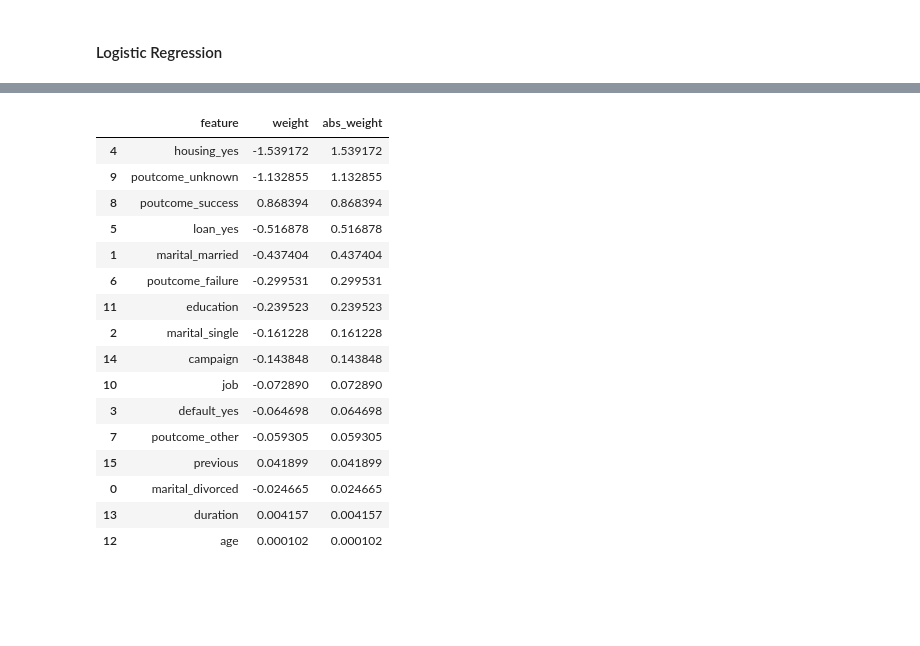
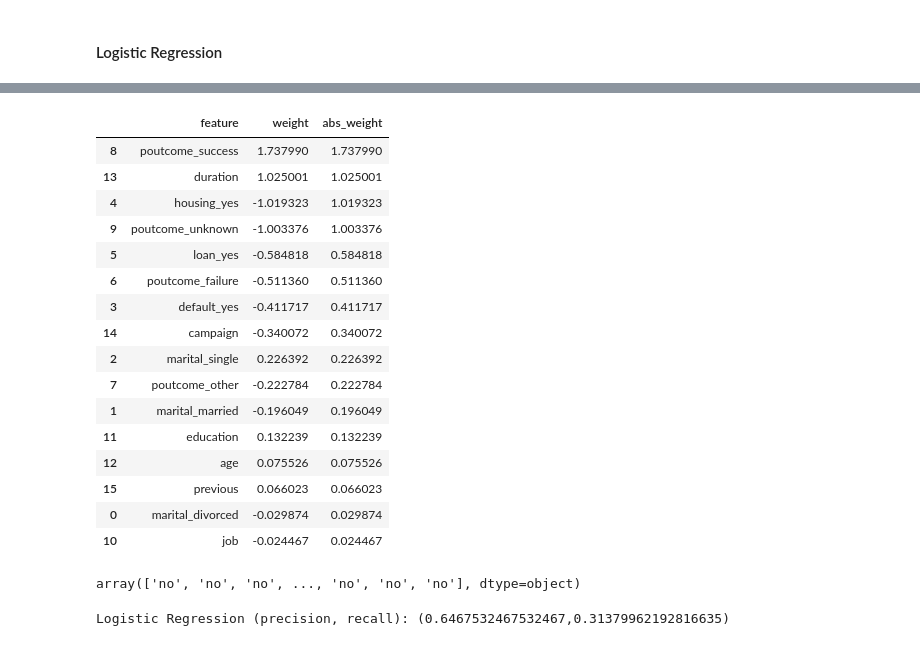
Before and after one commit to ashwin-kambli/ML-ClassifiersComparision-BankMarketing, a Jupyter notebook: ML - Comparing Classifiers - Bank Marketing Data.ipynb, the cells around one changed output, grey strips where cells are left out. Saved outputs shown, nothing was run; the diff lists cells and outputs as text; code cells hidden in the pictures; blank space fills up the shorter version.

Commit message:
Completed the 4 classification models

```diff
--- a/ML - Comparing Classifiers - Bank Marketing Data.ipynb
+++ b/ML - Comparing Classifiers - Bank Marketing Data.ipynb
@@ -231,7 +251,8 @@ mapping = {
     'x0': shortlisted_features[0],
     'x7': shortlisted_features[7],
     'x8': shortlisted_features[8],
-    'x9': shortlisted_features[9]
+    'x9': shortlisted_features[9],
+    'standardscaler__': ''
 }
 
 for i in range(0,len(tx_feature_names)):
@@ -271,8 +292,7 @@ knn_param_grid = {
     'model__weights': ['uniform', 'distance']
 }
 knn_pipe = Pipeline([
-    ('transformer', transformer),
-    ('scaler', StandardScaler()),
+    ('preprocessor', transformer),
     ('model', KNeighborsClassifier())
 ])
 # %%
@@ -340,11 +360,12 @@ knn_predictions(yes, no) :: (946,12618)
 # %%
 from sklearn.linear_model import LogisticRegression
 # %%
-%%time
-lr_model = LogisticRegression()
-param_grid = {
-    'penalty': ['l1', 'l2'],
-    'C': [0.1, 1, 10, 100]
+lr_param_grid = {
+    'model__penalty': ['l1', 'l2'],
+    'model__C': [0.1, 1, 10, 100]
 }
-lr_grid = GridSearchCV(lr_model, param_grid, cv=5)
-lr_grid.fit(X_train_tx, y_train)
+
+lr_pipe = Pipeline([
+    ('preprocessor', transformer),
+    ('model', LogisticRegression())
+])
@@ -355,0 +372,4 @@ GridSearchCV(cv=5, estimator=LogisticRegression(),
+# %%
+%%time
+lr_grid = GridSearchCV(lr_pipe, param_grid = lr_param_grid, cv=5)
+lr_grid.fit(X_train, y_train)
@@ -363,27 +403,38 @@ Best score: 0.8983157645652786
 # %%
 # let us get the coefficients of the features used in the best estimator
 lr_feature_weights = pd.DataFrame({
     'feature': tx_feature_names,
-    'weight': lr_grid.best_estimator_.coef_[0]
+    'weight': lr_grid.best_estimator_['model'].coef_[0]
 })
 lr_feature_weights['abs_weight'] = abs(lr_feature_weights['weight'])
 
 lr_feature_weights.sort_values(by=['abs_weight'], ascending=False)
 # %% [output]
 |  | feature | weight | abs_weight |
-| 4 | housing_yes | -1.539172 | 1.539172 |
-| 9 | poutcome_unknown | -1.132855 | 1.132855 |
-| 8 | poutcome_success | 0.868394 | 0.868394 |
-| 5 | loan_yes | -0.516878 | 0.516878 |
-| 1 | marital_married | -0.437404 | 0.437404 |
-| 6 | poutcome_failure | -0.299531 | 0.299531 |
-| 11 | education | -0.239523 | 0.239523 |
-| 2 | marital_single | -0.161228 | 0.161228 |
-| 14 | campaign | -0.143848 | 0.143848 |
-| 10 | job | -0.072890 | 0.072890 |
-| 3 | default_yes | -0.064698 | 0.064698 |
-| 7 | poutcome_other | -0.059305 | 0.059305 |
-| 15 | previous | 0.041899 | 0.041899 |
-| 0 | marital_divorced | -0.024665 | 0.024665 |
-| 13 | duration | 0.004157 | 0.004157 |
-| 12 | age | 0.000102 | 0.000102 |
+| 8 | poutcome_success | 1.737990 | 1.737990 |
+| 13 | duration | 1.025001 | 1.025001 |
+| 4 | housing_yes | -1.019323 | 1.019323 |
+| 9 | poutcome_unknown | -1.003376 | 1.003376 |
+| 5 | loan_yes | -0.584818 | 0.584818 |
+| 6 | poutcome_failure | -0.511360 | 0.511360 |
+| 3 | default_yes | -0.411717 | 0.411717 |
+| 14 | campaign | -0.340072 | 0.340072 |
+| 2 | marital_single | 0.226392 | 0.226392 |
+| 7 | poutcome_other | -0.222784 | 0.222784 |
+| 1 | marital_married | -0.196049 | 0.196049 |
+| 11 | education | 0.132239 | 0.132239 |
+| 12 | age | 0.075526 | 0.075526 |
+| 15 | previous | 0.066023 | 0.066023 |
+| 0 | marital_divorced | -0.029874 | 0.029874 |
+| 10 | job | -0.024467 | 0.024467 |
+# %%
+lr_predictions = lr_grid.predict(X_test)
+lr_predictions
+# %% [output]
+array(['no', 'no', 'no', ..., 'no', 'no', 'no'], dtype=object)
+# %%
+pos_label = 'yes'
+lr_precision, lr_recall = precision_score(y_test, lr_predictions, pos_label=pos_label), recall_score(y_test, lr_predictions, pos_label=pos_label)
+print(f'Logistic Regression (precision, recall): ({lr_precision},{lr_recall})')
+# %% [output]
+Logistic Regression (precision, recall): (0.6467532467532467,0.31379962192816635)
```
Also changed, not shown: parts of 36 cells of this notebook.
